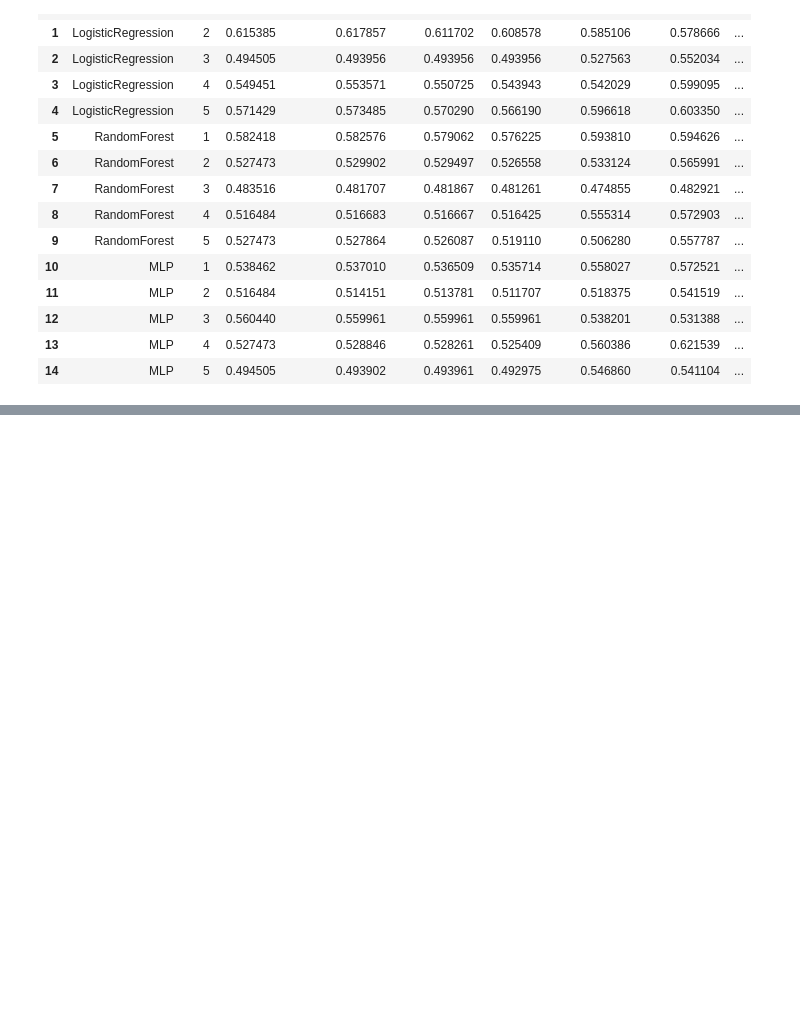
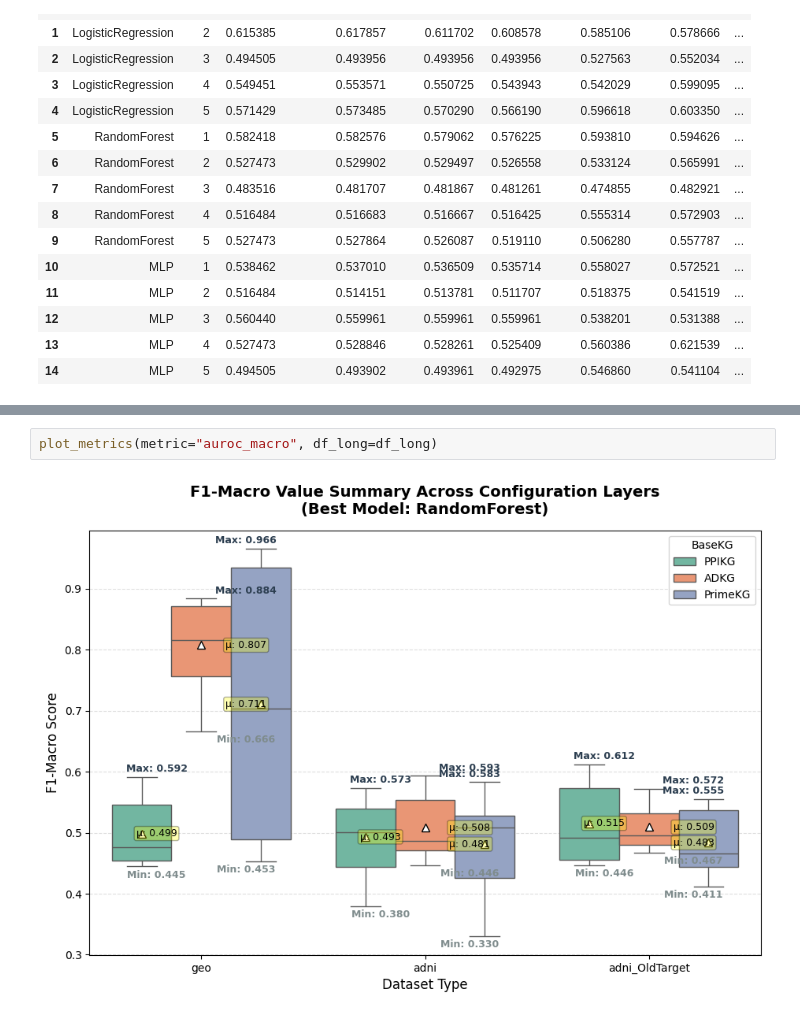
Before and after one commit to Xiaoxuan-Yu-ty/HybridKG, a Jupyter notebook: PyKeen/hpo_train_cls.ipynb, the cells around one changed output, grey strips where cells are left out. Drawn from its saved outputs; the diff is of its cells as text; blank space fills up the shorter version.

```diff
--- a/PyKeen/hpo_train_cls.ipynb
+++ b/PyKeen/hpo_train_cls.ipynb
@@ -367,0 +655,4 @@ combined_df
+# %%
+plot_metrics(metric="auroc_macro", df_long=df_long)
+# %% [output]
+[figure, added]
```
Also changed, not shown: parts of 9 cells of this notebook, 4 other files.
